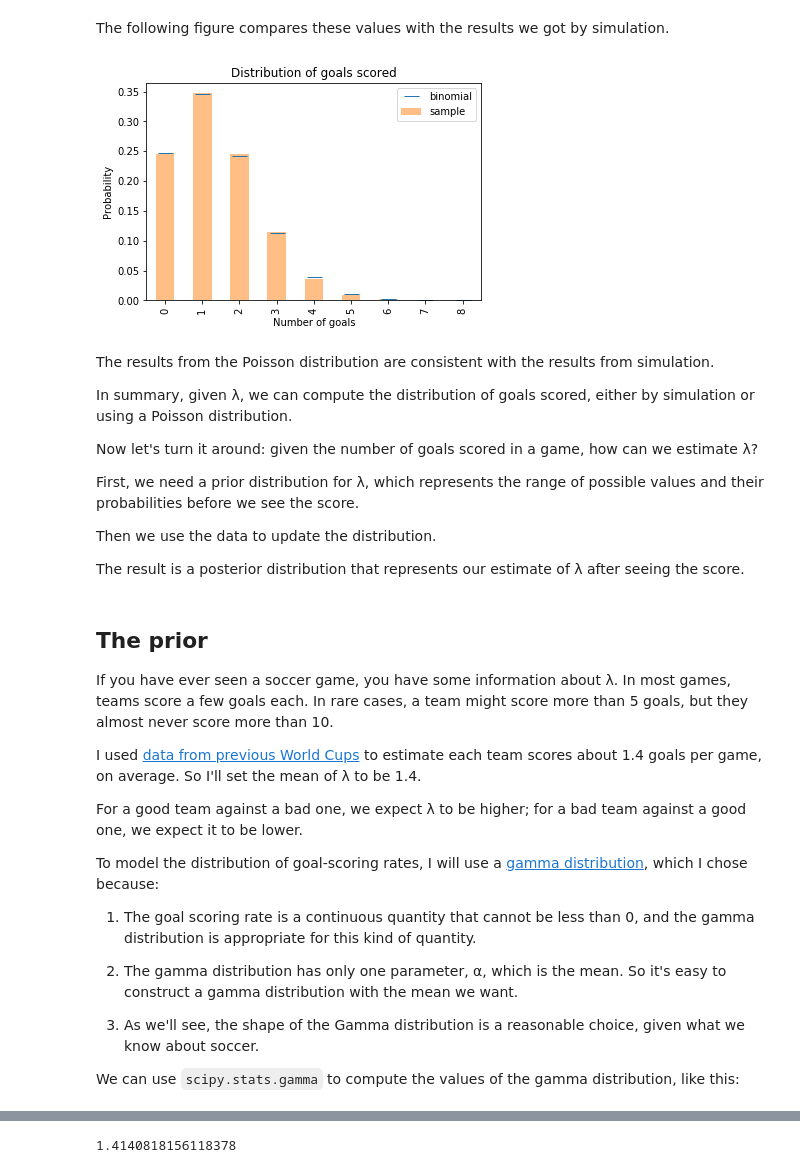
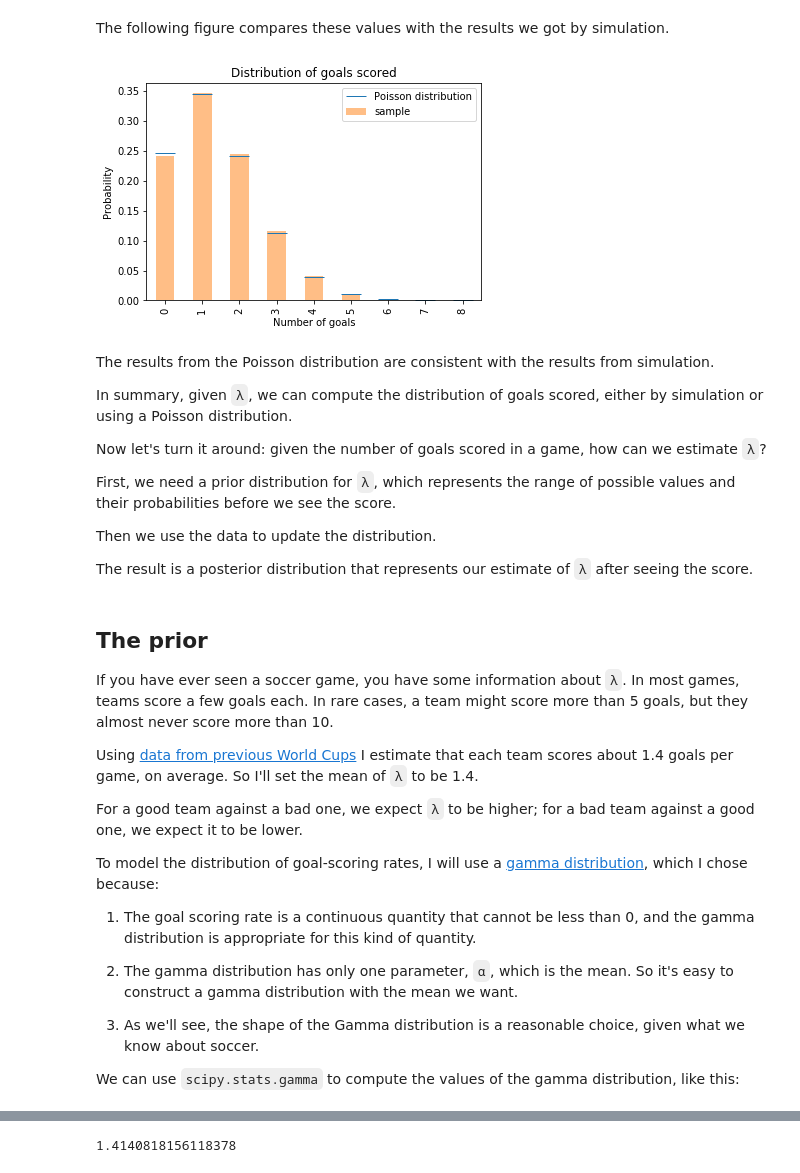
Before and after one commit to AllenDowney/BiteSizeBayes, a Jupyter notebook: 08_soccer_soln.ipynb, the cells around one changed output, grey strips where cells are left out. Drawn from its saved outputs; the diff is of its cells as text; code cells hidden in the pictures.

```diff
--- a/08_soccer_soln.ipynb
+++ b/08_soccer_soln.ipynb
@@ -134,40 +145,41 @@ array([2.46596964e-01, 3.45235750e-01, 2.41665025e-01, 1.12777012e-01,
 The following figure compares these values with the results we got by simulation.
 # %%
 pmf_goals.plot.bar(color='C1', alpha=0.5, label='sample')
-plt.plot(xs, ys, '_', color='C0', markersize=15, label='binomial')
+plt.plot(xs, ys, '_', color='C0', markersize=20,
+         label='Poisson distribution')
 
 plt.xlabel('Number of goals')
 plt.ylabel('Probability')
 plt.title('Distribution of goals scored')
 plt.legend();
 # %% [output]
-[figure, old version]
+[figure, new version]
 # %% [markdown]
 The results from the Poisson distribution are consistent with the results from simulation.
 
-In summary, given λ, we can compute the distribution of goals scored, either by simulation or using a Poisson distribution.
+In summary, given `λ`, we can compute the distribution of goals scored, either by simulation or using a Poisson distribution.
 
-Now let's turn it around: given the number of goals scored in a game, how can we estimate λ?
+Now let's turn it around: given the number of goals scored in a game, how can we estimate `λ`?
 
-First, we need a prior distribution for λ, which represents the range of possible values and their probabilities before we see the score.
+First, we need a prior distribution for `λ`, which represents the range of possible values and their probabilities before we see the score.
 
 Then we use the data to update the distribution.
 
-The result is a posterior distribution that represents our estimate of λ after seeing the score.
+The result is a posterior distribution that represents our estimate of `λ` after seeing the score.
 # %% [markdown]
 ## The prior
 
-If you have ever seen a soccer game, you have some information about λ.  In most games, teams score a few goals each.  In rare cases, a team might score more than 5 goals, but they almost never score more than 10.
+If you have ever seen a soccer game, you have some information about `λ`.  In most games, teams score a few goals each.  In rare cases, a team might score more than 5 goals, but they almost never score more than 10.
 
-I used [data from previous World Cups](https://www.statista.com/statistics/269031/goals-scored-per-game-at-the-fifa-world-cup-since-1930/) to estimate each team scores about 1.4 goals per game, on average.  So I'll set the mean of λ to be 1.4.
+Using [data from previous World Cups](https://www.statista.com/statistics/269031/goals-scored-per-game-at-the-fifa-world-cup-since-1930/) I estimate that each team scores about 1.4 goals per game, on average.  So I'll set the mean of `λ` to be 1.4.
 
-For a good team against a bad one, we expect λ to be higher; for a bad team against a good one, we expect it to be lower.
+For a good team against a bad one, we expect `λ` to be higher; for a bad team against a good one, we expect it to be lower.
 
 To model the distribution of goal-scoring rates, I will use a [gamma distribution](https://en.wikipedia.org/wiki/Gamma_distribution), which I chose because:
 
 1. The goal scoring rate is a continuous quantity that cannot be less than 0, and the gamma distribution is appropriate for this kind of quantity.
 
-2. The gamma distribution has only one parameter, α, which is the mean.  So it's easy to construct a gamma distribution with the mean we want.
+2. The gamma distribution has only one parameter, `α`, which is the mean.  So it's easy to construct a gamma distribution with the mean we want.
 
 3. As we'll see, the shape of the Gamma distribution is a reasonable choice, given what we know about soccer.
 
```
Also changed, not shown: parts of 24 cells of this notebook, 1 other file.
